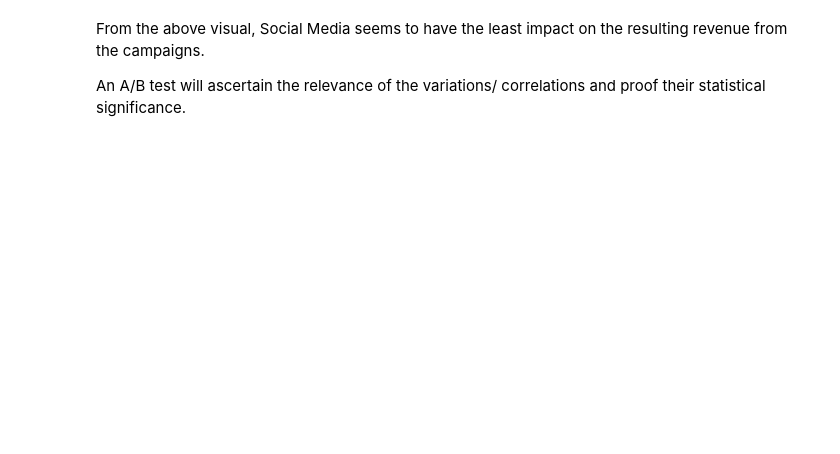
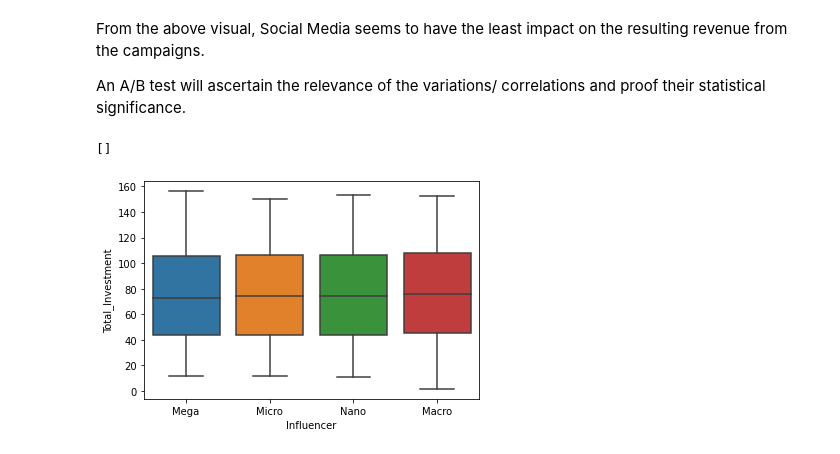
Before and after one commit to josephine-amponsah/sentimental-analysis-dashboard, a Jupyter notebook: notebooks/EDA.ipynb, the cells around one changed output. Drawn from its saved outputs; the diff is of its cells as text; code cells hidden in the pictures; blank space fills up the shorter version.

```diff
--- a/notebooks/EDA.ipynb
+++ b/notebooks/EDA.ipynb
@@ -82,3 +92,13 @@ From the above visual, Social Media seems to have the least impact on the result
 
 
 An A/B test will ascertain the relevance of the variations/ correlations and proof their statistical significance.
+# %%
+#comparing various of investments for each type of Influencers
+
+salesdata['Total_Investment'] = salesdata[['TV', 'Radio', 'Social Media']].sum(axis=1)
+# %%
+sns.boxplot(data = salesdata , x = 'Influencer', y = 'Total_Investment')
+plt.plot()
+# %% [output]
+[]
+[figure, added]
```
Also changed, not shown: parts of 3 cells of this notebook, 2 other files.
